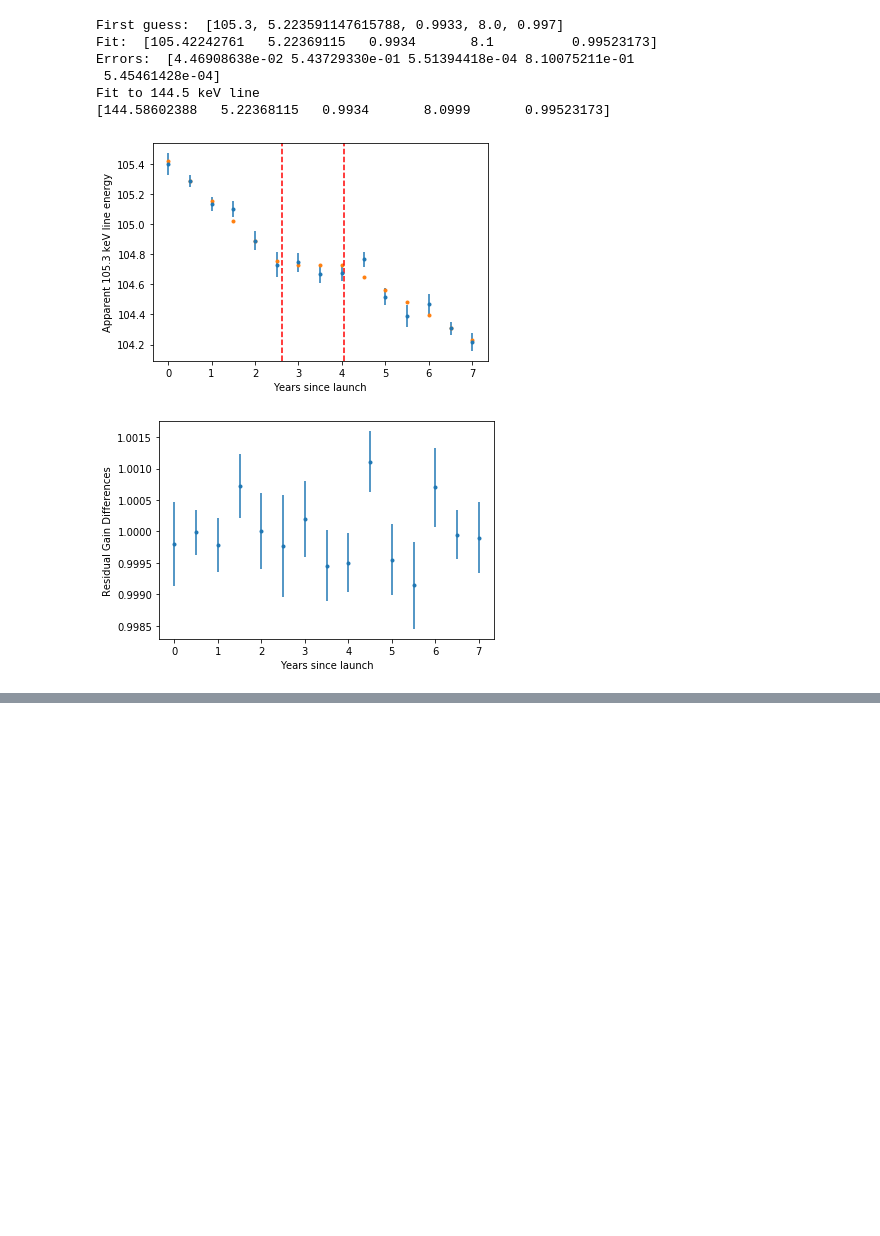
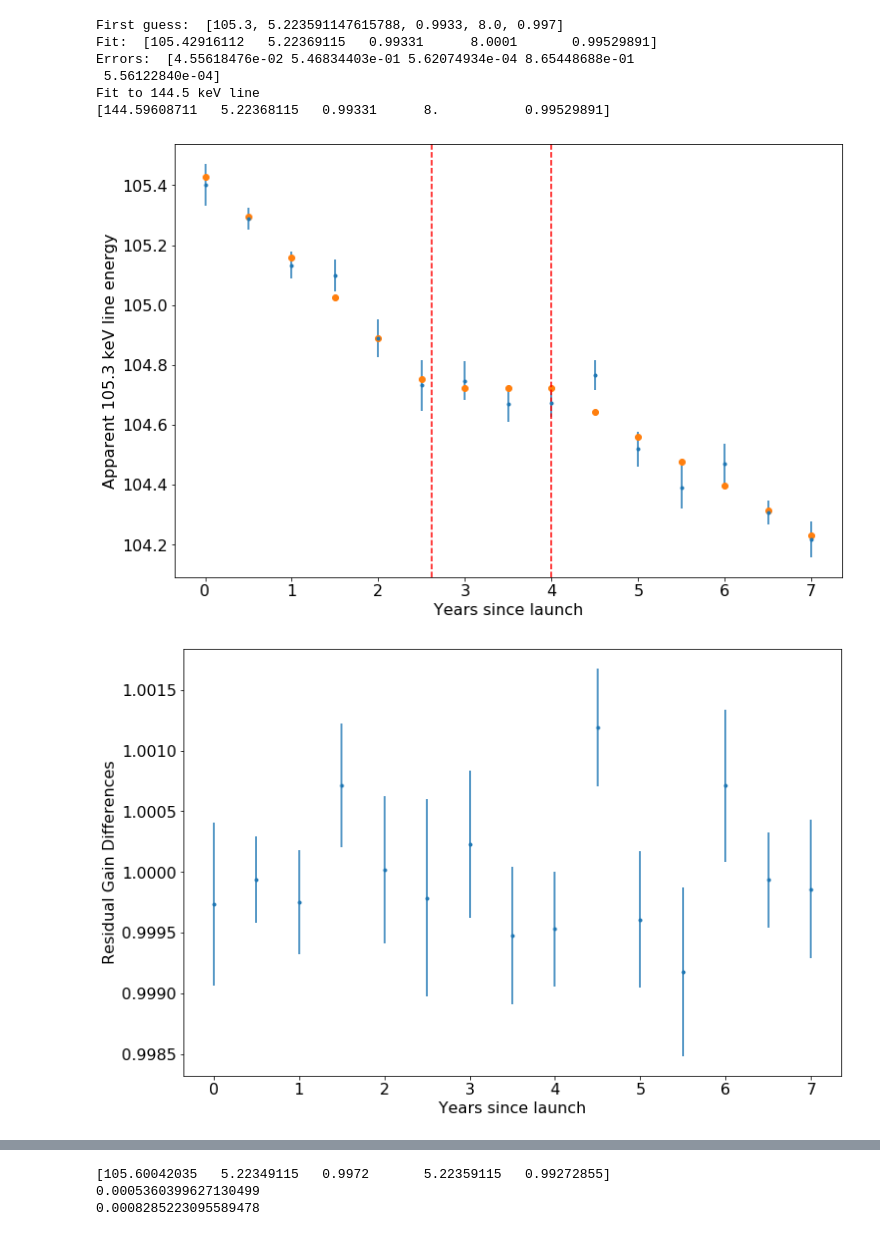
Before and after one commit to bwgref/nustar_background, a Jupyter notebook: pha_files/Parse_Chain_Fits.ipynb, the cells around one changed output, grey strips where cells are left out. Drawn from its saved outputs; the diff is of its cells as text; code cells hidden in the pictures; blank space fills up the shorter version.

```diff
--- a/pha_files/Parse_Chain_Fits.ipynb
+++ b/pha_files/Parse_Chain_Fits.ipynb
@@ -52,7 +56,7 @@ def load_chain(chain_file, test_entry='LineE__1'):
         err = 0.5* ((q[1] - q[0]) + (q[2] - q[1]))
     return cent, err
 # %%
-def loop_epochs(det='0', mod = 'A', fit_change1=False,free_drift=False, fit_line=False,showFit=True):
+def loop_epochs(det='0', mod = 'A', fit_change1=False, fit_change2 = False, free_drift=False, fit_line=False,showFit=True):
 
     gain_met = 159663600. # from CALDB file
     launch_met=77241600. # 2012-06-13T00:00:00
@@ -61,7 +65,7 @@ def loop_epochs(det='0', mod = 'A', fit_change1=False,free_drift=False, fit_line
     epochs_per_yr = 2.
 
     change1 = gain_date*epochs_per_yr
-
+    change2 = 8.0
 
 
 
@@ -83,10 +87,12 @@ def loop_epochs(det='0', mod = 'A', fit_change1=False,free_drift=False, fit_line
     epochs = np.array(epochs)
     td = np.linspace(0, np.max(epochs), 40)
 
-    if mod == 'A':
-        gain_drift = fpma_gain_shift['det{}'.format(det)]
-    else:
-        gain_drift = fpmb_gain_shift['det{}'.format(det)]
+    gain_drift = calsrc_gain_shift[mod][f'det{det}']
+
+#     if mod == 'A':
+#         gain_drift = fpma_gain_shift['det{}'.format(det)]
+#     else:
+#         gain_drift = fpmb_gain_shift['det{}'.format(det)]
 
 
     p0 = [105.3, change1, gain_drift, 8.0, 0.997]
@@ -99,16 +105,21 @@ def loop_epochs(det='0', mod = 'A', fit_change1=False,free_drift=False, fit_line
     if free_drift:
         drift_tol = 1e-2
     else:
-        drift_tol = 1e-4
+        drift_tol = 1e-5
 
     if fit_change1:
         change1_tol = 2.
     else:
         change1_tol = 1e-4
 
+    if fit_change2:
+        change2_tol = 8. - change1
+    else:
+        change2_tol = 1e-4
 
-    bounds = ([105.3-line_tol, change1-change1_tol, gain_drift-drift_tol, 8.0, 0.9 ],
-              [105.3+line_tol, change1+change1_tol, gain_drift + drift_tol, 8.1, 1.1])
+
+    bounds = ([105.3-line_tol, change1-change1_tol, gain_drift-drift_tol, change2 - change2_tol, 0.9 ],
+              [105.3+line_tol, change1+change1_tol, gain_drift + drift_tol, change2 + change2_tol, 1.1])
 
 
 
@@ -152,13 +163,13 @@ def loop_epochs(det='0', mod = 'A', fit_change1=False,free_drift=False, fit_line
         est_lines = piecewise_linear(epochs, *p)
         est_lines144 = piecewise_linear(epochs, *p144)
 
-
+        fig = plt.figure(figsize=[12, 8])
 
         epochs *= 0.5
 
         plt.errorbar(epochs, line_cent, line_err, fmt='.')
 
-        plt.plot(epochs, est_lines, '.')
+        plt.plot(epochs, est_lines, '.', markersize=12)
         plt.xlabel('Years since launch')
         plt.ylabel('Apparent 105.3 keV line energy')
 
@@ -168,12 +179,16 @@ def loop_epochs(det='0', mod = 'A', fit_change1=False,free_drift=False, fit_line
 
         plt.show()
 
+        fig = plt.figure(figsize=[12, 8])
+
 
         plt.errorbar(epochs, line_cent / est_lines, line_err / est_lines, fmt = '.')
         plt.xlabel('Years since launch')
         plt.ylabel('Residual Gain Differences')
 
         plt.show()
+
+        fig = plt.figure(figsize=[12, 8])
 
 
         plt.errorbar(epochs, line_cent144, line_err144, fmt='.')
@@ -182,9 +197,11 @@ def loop_epochs(det='0', mod = 'A', fit_change1=False,free_drift=False, fit_line
         plt.xlabel('Years since launch')
 
 
-        plt.plot(epochs, est_lines144, '.')
+        plt.plot(epochs, est_lines144, '.', markersize=12)
 
         plt.show()
+        fig = plt.figure(figsize=[12, 8])
+
 
         plt.errorbar(epochs, line_cent144 / est_lines144, line_err144 / est_lines144, fmt = '.')
         plt.ylabel('Residual gain differences @144 keV')
@@ -225,11 +262,11 @@ for mod in ['A', 'B']:
 # %%
-fit_pars = loop_epochs(mod='A',det = '0', free_drift = False, fit_line=True, fit_change1=False, showFit=True)
+fit_pars = loop_epochs(mod='A',det = '0',  fit_line=True, showFit=True)
 # %% [output]
 First guess:  [105.3, 5.223591147615788, 0.9933, 8.0, 0.997]
-Fit:  [105.42242761   5.22369115   0.9934       8.1          0.99523173]
-Errors:  [4.46908638e-02 5.43729330e-01 5.51394418e-04 8.10075211e-01
- 5.45461428e-04]
+Fit:  [105.42916112   5.22369115   0.99331      8.0001       0.99529891]
+Errors:  [4.55618476e-02 5.46834403e-01 5.62074934e-04 8.65448688e-01
+ 5.56122840e-04]
 Fit to 144.5 keV line
-[144.58602388   5.22368115   0.9934       8.0999       0.99523173]
+[144.59608711   5.22368115   0.99331      8.           0.99529891]
-[figure, old version]
+[figure, new version]
-[figure, old version]
+[figure, new version]
@@ -237,0 +275,8 @@ Fit to 144.5 keV line
+# %%
+print(fit_pars)
+print((1.0 - fit_pars[2])/fit_pars[1])
+print((1.0 - fit_pars[4])/(14.-fit_pars[3]))
+# %% [output]
+[105.60042035   5.22349115   0.9972       5.22359115   0.99272855]
+0.0005360399627130499
+0.0008285223095589478
```
Also changed, not shown: parts of 5 cells of this notebook, 7 other files.
